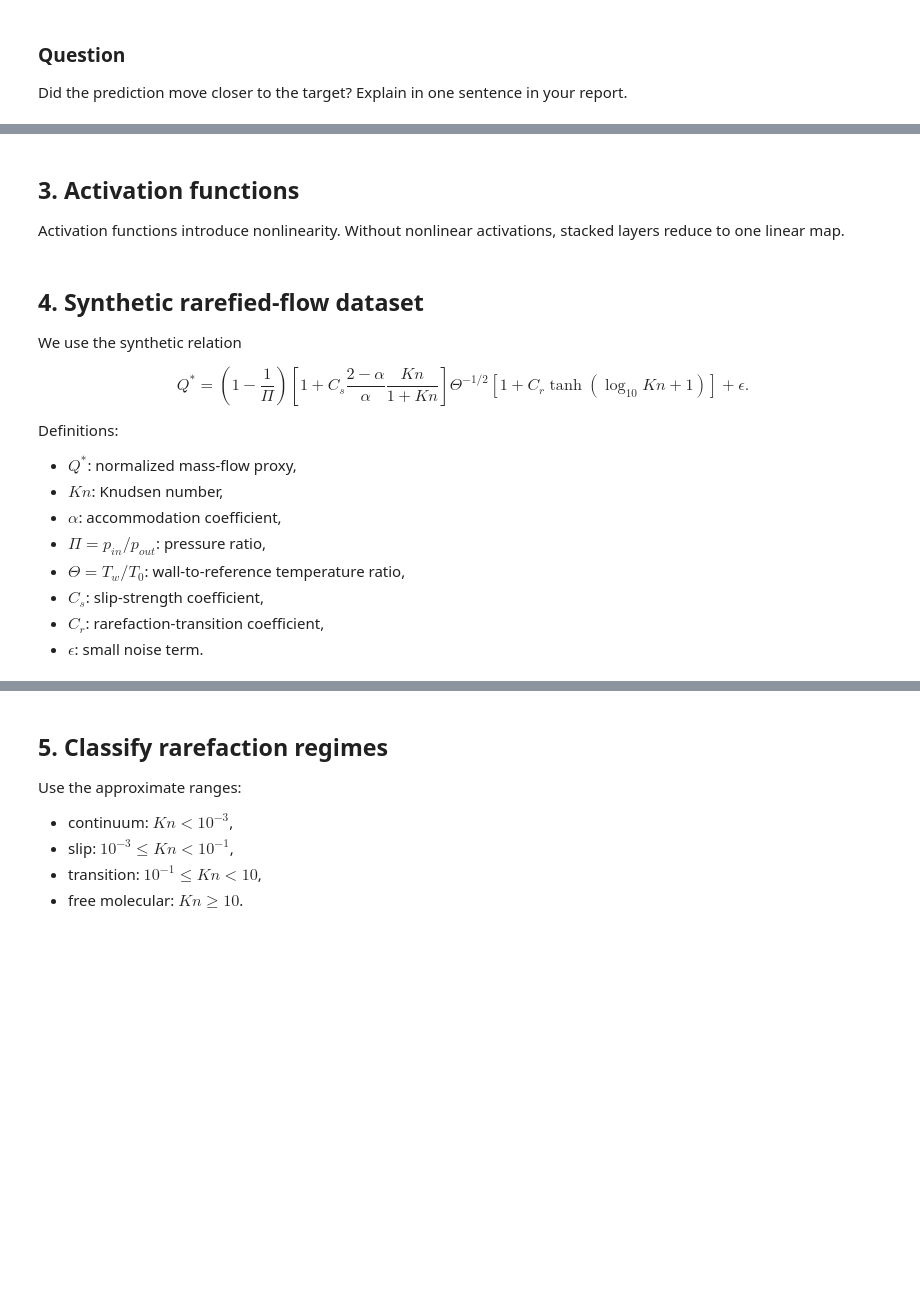
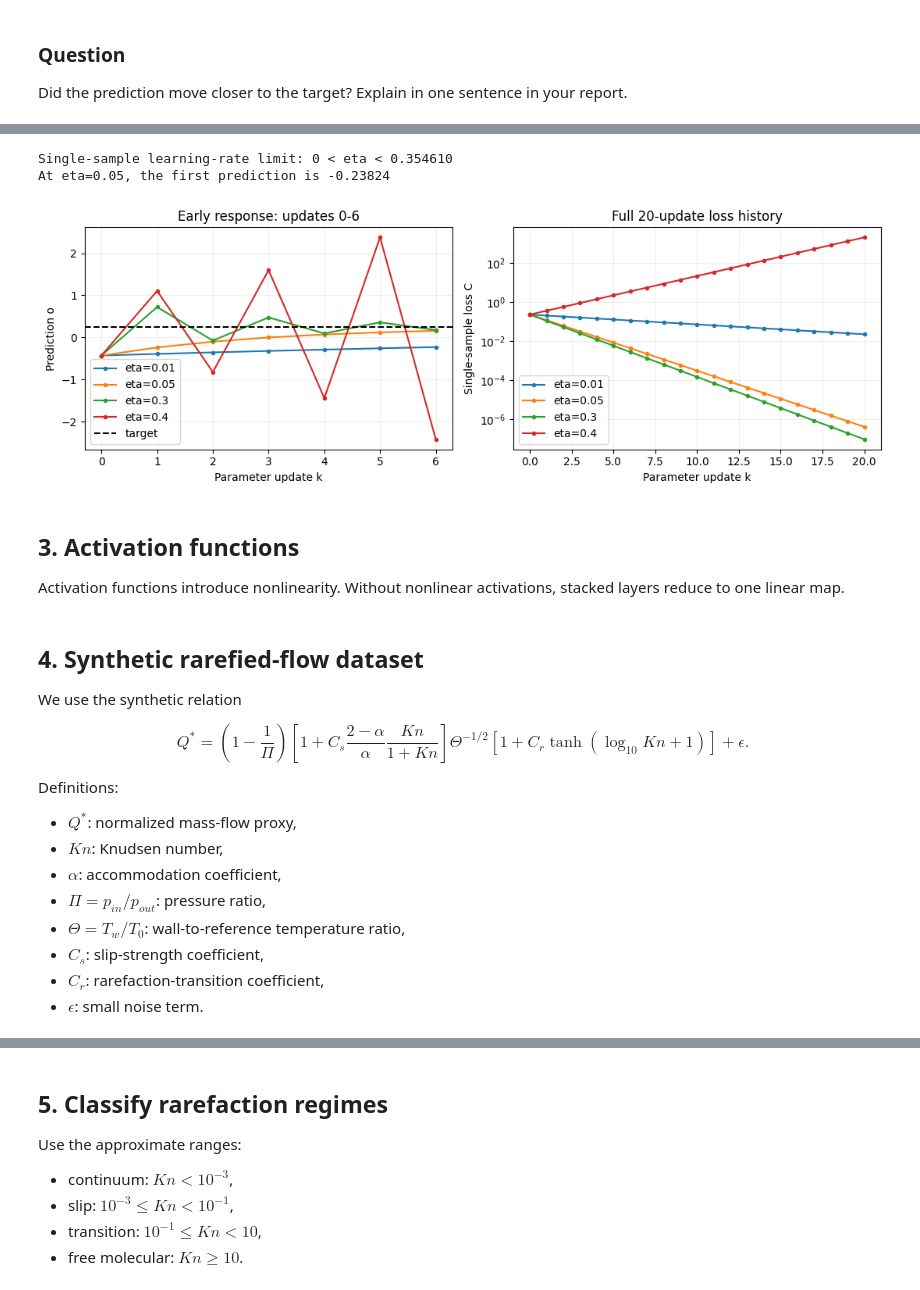
Before and after one commit to Ehsan-Roohi/FlowMLLab, a Jupyter notebook: notebooks/week02/AI_in_Fluids_Week2_Colab_Expanded.ipynb, the cells around one changed output, grey strips where cells are left out. Cells and saved outputs as stored; diff of their text form; code cells hidden in the pictures; blank space fills up the shorter version.

```diff
--- a/notebooks/week02/AI_in_Fluids_Week2_Colab_Expanded.ipynb
+++ b/notebooks/week02/AI_in_Fluids_Week2_Colab_Expanded.ipynb
@@ -148,3 +193,37 @@ Did the prediction move closer to the target?  Explain in one sentence in your r
+# %%
+import numpy as np
+import matplotlib.pyplot as plt
+
+sample = np.array([x1, x2, 1.0])
+initial_parameters = np.array([w1, w2, b], dtype=float)
+curvature = sample @ sample
+print(f"Single-sample learning-rate limit: 0 < eta < {2/curvature:.6f}")
+fig, axes = plt.subplots(1, 2, figsize=(11, 3.8))
+for trial_rate in [0.01, 0.05, 0.30, 0.40]:
+    parameters = initial_parameters.copy()
+    predictions = [parameters @ sample]
+    for update in range(20):
+        prediction = parameters @ sample
+        parameters -= trial_rate * (prediction-t) * sample
+        predictions.append(parameters @ sample)
+    predictions = np.asarray(predictions)
+    axes[0].plot(predictions[:7], marker=".", label=f"eta={trial_rate}")
+    axes[1].semilogy(0.5*(predictions-t)**2, marker=".", label=f"eta={trial_rate}")
+axes[0].axhline(t, color="black", linestyle="--", label="target")
+axes[0].set(xlabel="Parameter update k", ylabel="Prediction o",
+            title="Early response: updates 0-6")
+axes[1].set(xlabel="Parameter update k", ylabel="Single-sample loss C",
+            title="Full 20-update loss history")
+for ax in axes:
+    ax.legend(); ax.grid(alpha=0.2)
+fig.tight_layout(); plt.show()
+first_parameters = initial_parameters - 0.05*(initial_parameters @ sample-t)*sample
+assert np.isclose(first_parameters @ sample, -0.23824, atol=1e-12)
+print("At eta=0.05, the first prediction is", first_parameters @ sample)
+# %% [output]
+Single-sample learning-rate limit: 0 < eta < 0.354610
+At eta=0.05, the first prediction is -0.23824
+[figure, added]
 # %% [markdown]
 
 ## 3. Activation functions
@@ -175,12 +254,12 @@ plt.show()
 
 We use the synthetic relation
 
-\begin{equation}
+$$
 Q^* = \left(1-\frac{1}{\Pi}\right)
 \left[1 + C_s\frac{2-\alpha}{\alpha}\frac{Kn}{1+Kn}\right]
 \Theta^{-1/2}
 \left[1+C_r\tanh\left(\log_{10}Kn+1\right)\right] + \epsilon.
-\end{equation}
+$$
 
 Definitions:
 
```
Also changed, not shown: parts of 22 cells of this notebook, 4 other files.
